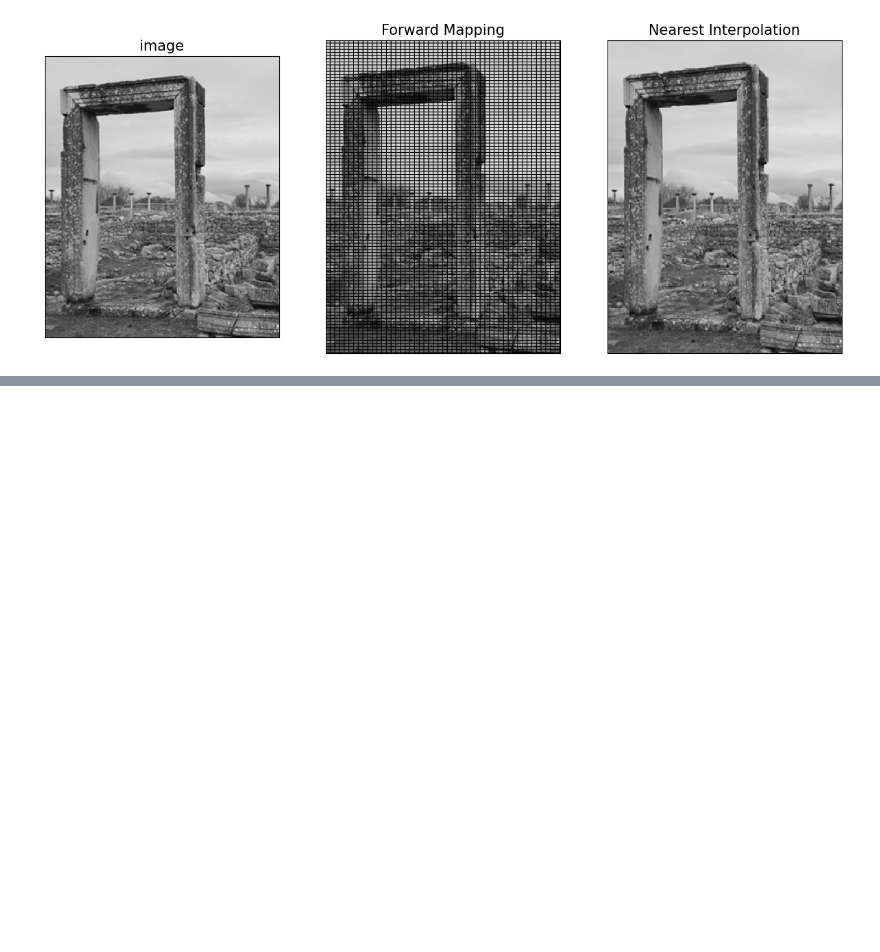
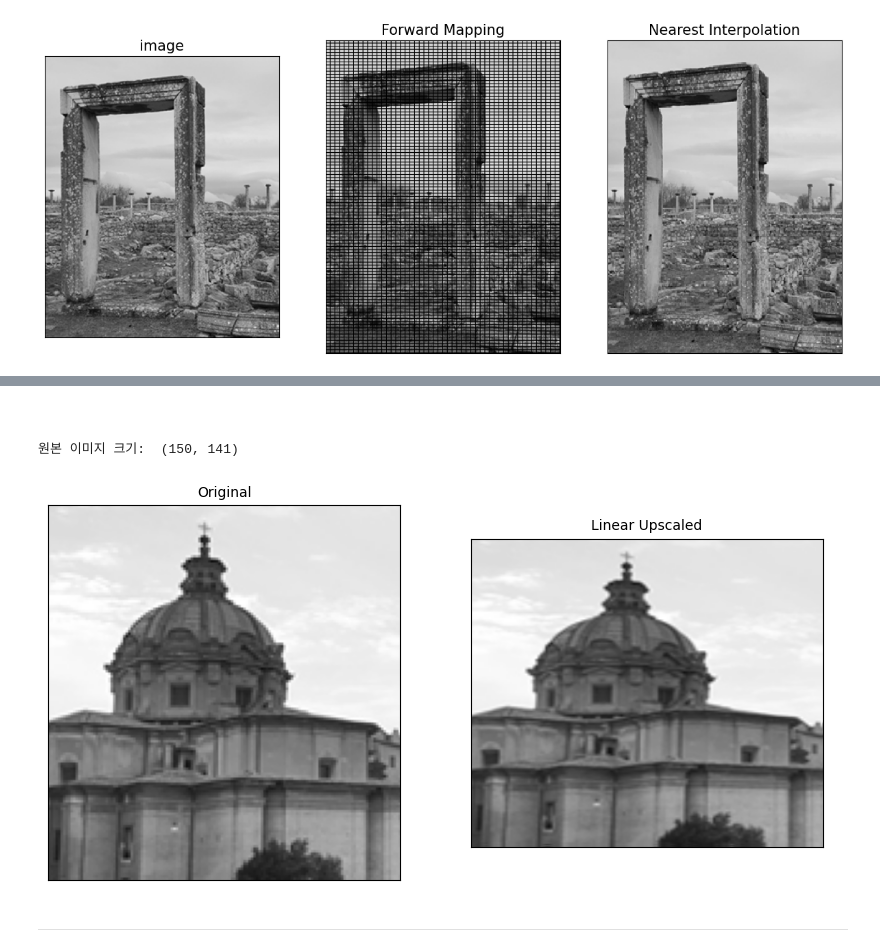
Before and after one commit to kks00/visual_info_processing, a Jupyter notebook: chapter8_1.ipynb, the cells around one changed output, grey strips where cells are left out. Cells and saved outputs as stored; diff of their text form; code cells hidden in the pictures; blank space fills up the shorter version.

```diff
--- a/chapter8_1.ipynb
+++ b/chapter8_1.ipynb
@@ -97,0 +122,41 @@ show_images({"image": image, "Forward Mapping": upscaled_forward_mapping, "Neare
+# %% [markdown]
+<br>
+# %%
+image = cv2.imread("./images/chap08/interpolation.jpg", cv2.IMREAD_GRAYSCALE)
+print("원본 이미지 크기: ", image.shape[:2])
+
+new_h, new_w = (350, 400) # 변경할 이미지 크기
+
+def linear_interpolation(orig_img, new_size):
+    orig_h, orig_w = orig_img.shape[:2]
+    new_image = np.zeros(new_size, dtype="uint8")
+    new_h, new_w = new_size
+    ratio_y, ratio_x = (new_h / orig_h, new_w / orig_w)
+
+    for y in range(new_h):
+        for x in range(new_w):
+            orig_y, orig_x = (y / ratio_y, x / ratio_x) # 최근접 보간법으로 원본 영상 좌표 구하기
+            alpha, beta = (orig_y - int(orig_y), orig_x - int(orig_x))
+
+            roi_y_start = min(orig_h - 2, int(orig_y)) # 영상 범위 벗어남 처리
+            roi_x_start = min(orig_w - 2, int(orig_x))
+            P1, P2, P3, P4 = orig_img[roi_y_start: roi_y_start + 2, roi_x_start: roi_x_start + 2].flatten() # 가까운 위치의 P1~P4 가져오기
+
+            M1 = P3 * alpha + P1 * (1 - alpha)
+            M2 = P4 * alpha + P2 * (1 - alpha)
+            P = M2 * beta + M1 * (1 - beta)
+
+            P = np.clip(P, 0, 255) # 화소 클램프 처리
+            new_image.itemset((y, x), P)
+
+    return new_image
+
+linear_upscaled = linear_interpolation(image, (new_h, new_w))
+#linear_upscaled = cv2.resize(image, (new_h, new_w), 0, 0, cv2.INTER_LINEAR)
+
+show_images({"Original": image, "Linear Upscaled": linear_upscaled}, 10)
+# %% [output]
+원본 이미지 크기:  (150, 141)
+[figure, added]
+# %% [markdown]
+---
```
Also changed, not shown: parts of 5 cells of this notebook, 4 other files.
